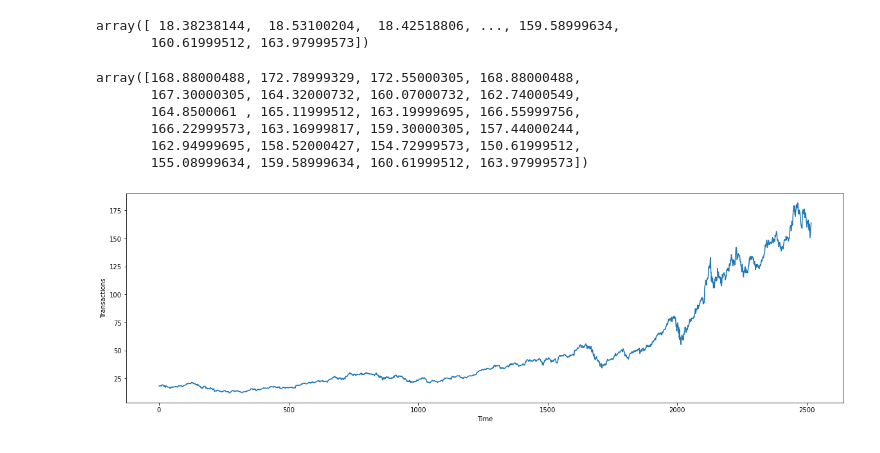
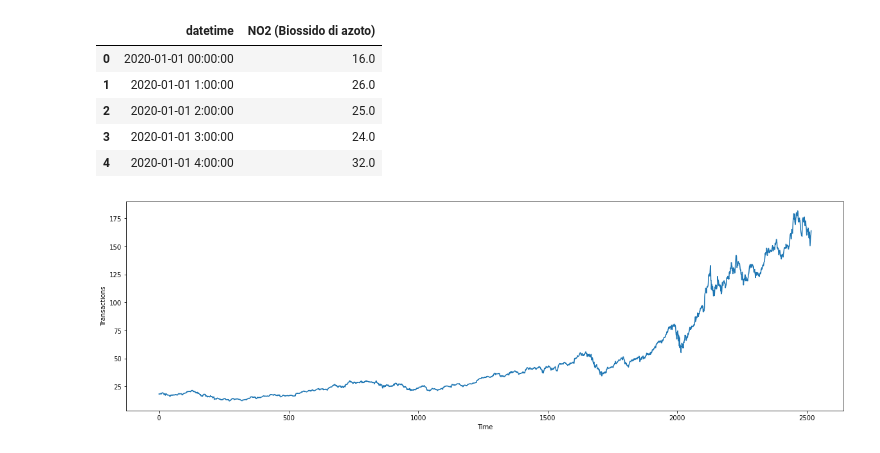
Before and after one commit to alketcecaj12/TensorflowCourse, a Jupyter notebook: TimeSeriesForecasting_CNN.ipynb, the cells around one changed output. Cells and saved outputs as stored; diff of their text form; code cells hidden in the pictures.

```diff
--- a/TimeSeriesForecasting_CNN.ipynb
+++ b/TimeSeriesForecasting_CNN.ipynb
@@ -36,16 +19,10 @@ data.to_csv("dati/AAPL.csv", index = False)
-# %%
-# transform the data into the right format
-series = data["Close"].values
-series
-# %% [output]
-array([ 18.38238144,  18.53100204,  18.42518806, ..., 159.58999634,
-       160.61999512, 163.97999573])
-# %%
-series[-24:]
-# %% [output]
-array([168.88000488, 172.78999329, 172.55000305, 168.88000488,
-       167.30000305, 164.32000732, 160.07000732, 162.74000549,
-       164.8500061 , 165.11999512, 163.19999695, 166.55999756,
-       166.22999573, 163.16999817, 159.30000305, 157.44000244,
-       162.94999695, 158.52000427, 154.72999573, 150.61999512,
-       155.08999634, 159.58999634, 160.61999512, 163.97999573])
+# %%
+no2 = pd.read_csv("dati/NO2.csv")
+no2.head()
+# %% [output]
+|  | datetime | NO2 (Biossido di azoto) |
+| 0 | 2020-01-01 00:00:00 | 16.0 |
+| 1 | 2020-01-01 1:00:00 | 26.0 |
+| 2 | 2020-01-01 2:00:00 | 25.0 |
+| 3 | 2020-01-01 3:00:00 | 24.0 |
+| 4 | 2020-01-01 4:00:00 | 32.0 |
```
Also changed, not shown: parts of 5 cells of this notebook, 4 other files.
